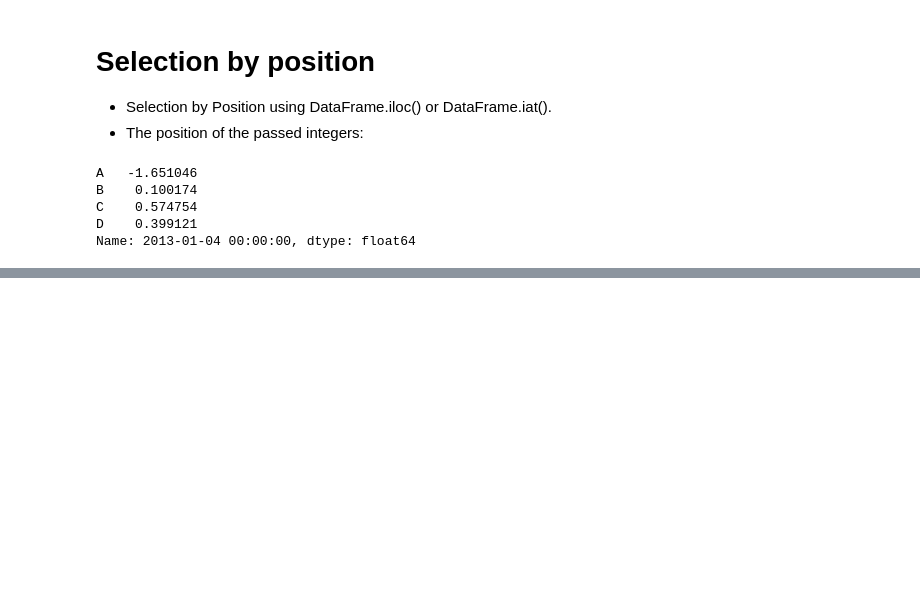
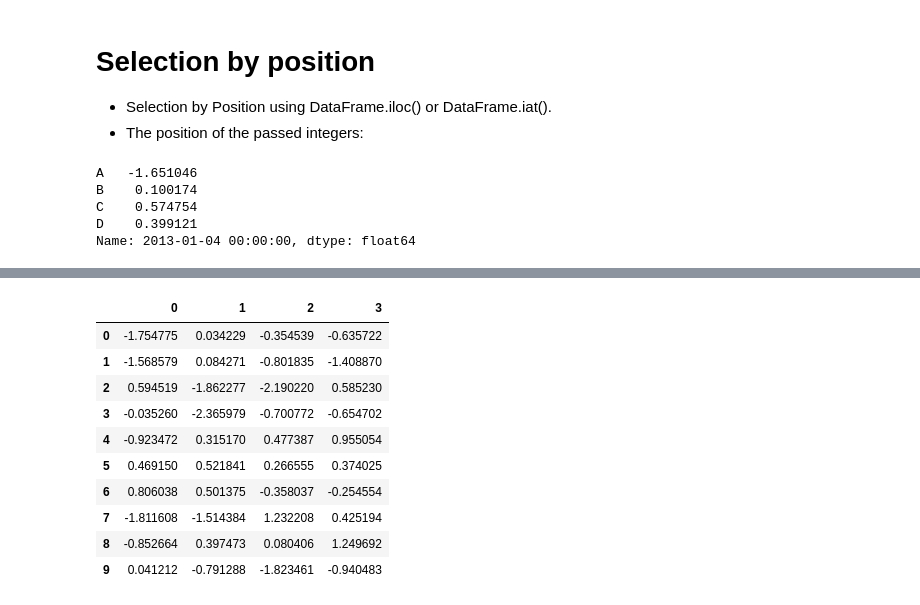
Before and after one commit to AltafHussain533/pandas-for-data-science, a Jupyter notebook: pandas.ipynb, the cells around one changed output, grey strips where cells are left out. Saved outputs shown, nothing was run; the diff lists cells and outputs as text; code cells hidden in the pictures; blank space fills up the shorter version.

Commit message:
some changes to pandas.ipynb

```diff
--- a/pandas.ipynb
+++ b/pandas.ipynb
@@ -816,0 +972,16 @@ Name: 2013-01-04 00:00:00, dtype: float64
+# %%
+# Concatenating pandas objects together row-wise with concat():
+df = pd.DataFrame(np.random.randn(10, 4))
+df
+# %% [output]
+|  | 0 | 1 | 2 | 3 |
+| 0 | -1.754775 | 0.034229 | -0.354539 | -0.635722 |
+| 1 | -1.568579 | 0.084271 | -0.801835 | -1.408870 |
+| 2 | 0.594519 | -1.862277 | -2.190220 | 0.585230 |
+| 3 | -0.035260 | -2.365979 | -0.700772 | -0.654702 |
+| 4 | -0.923472 | 0.315170 | 0.477387 | 0.955054 |
+| 5 | 0.469150 | 0.521841 | 0.266555 | 0.374025 |
+| 6 | 0.806038 | 0.501375 | -0.358037 | -0.254554 |
+| 7 | -1.811608 | -1.514384 | 1.232208 | 0.425194 |
+| 8 | -0.852664 | 0.397473 | 0.080406 | 1.249692 |
+| 9 | 0.041212 | -0.791288 | -1.823461 | -0.940483 |
```
Also changed, not shown: parts of 30 cells of this notebook.
